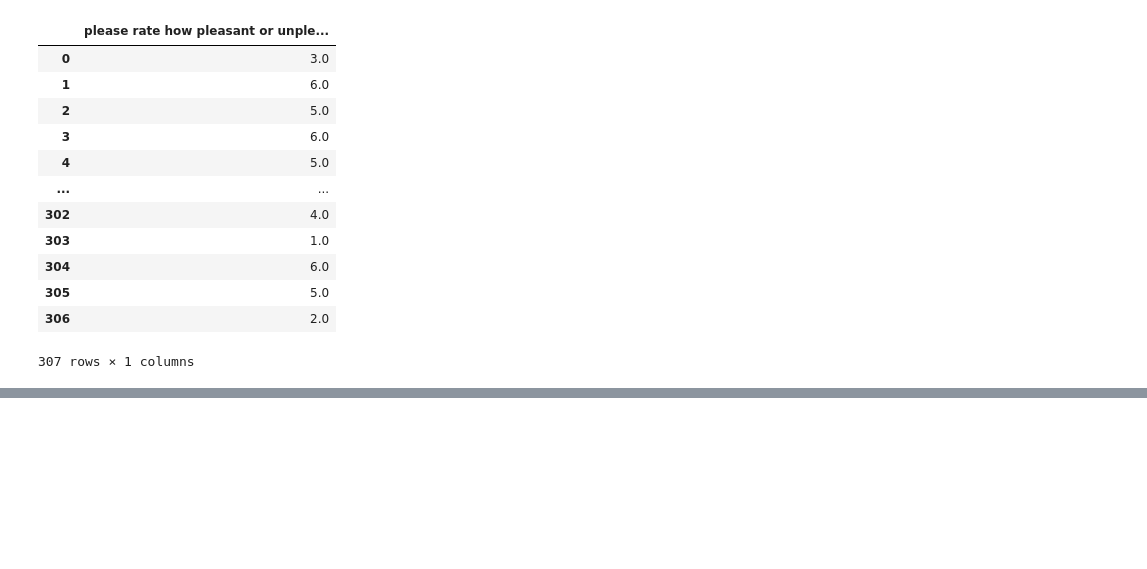
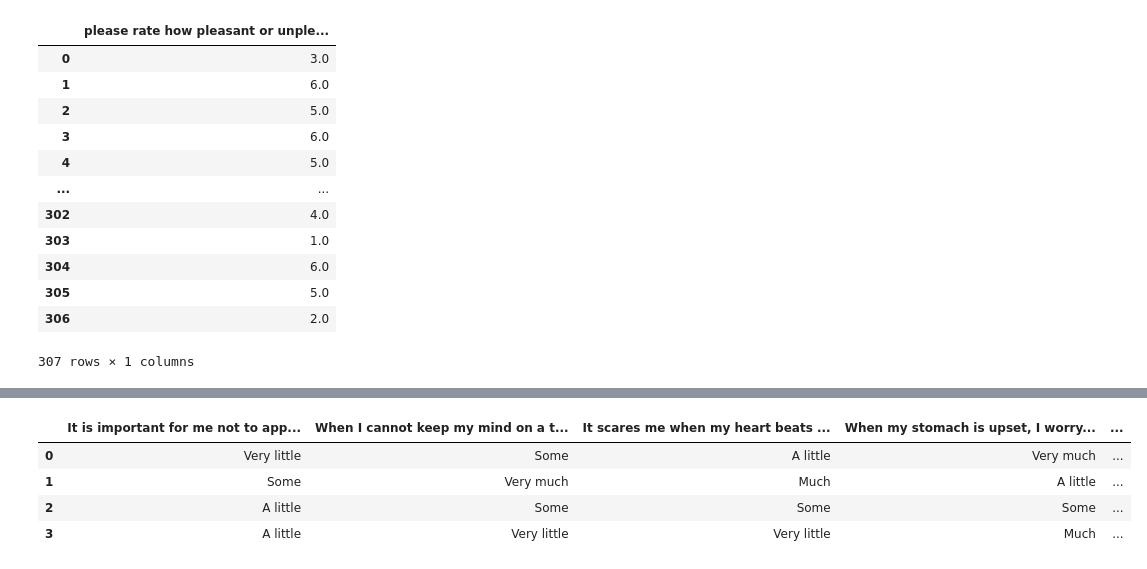
Before and after one commit to akcone2003/chills_study, a Jupyter notebook: notebooks/EDA.ipynb, the cells around one changed output, grey strips where cells are left out. Saved outputs shown, nothing was run; the diff lists cells and outputs as text; code cells hidden in the pictures; blank space fills up the shorter version.

```diff
--- a/notebooks/EDA.ipynb
+++ b/notebooks/EDA.ipynb
@@ -306,0 +368,10 @@ encoded_data[['please rate how pleasant or unpleasant you feel, from 1 (very neg
+# %%
+test_asi.drop(columns=["#", "Unnamed: 1"], inplace=True)
+
+test_asi.head()
+# %% [output]
+|  | It is important for me not to app... | When I cannot keep my mind on a t... | It scares me when my heart beats ... | When my stomach is upset, I worry... | ... |
+| 0 | Very little | Some | A little | Very much | ... |
+| 1 | Some | Very much | Much | A little | ... |
+| 2 | A little | Some | Some | Some | ... |
+| 3 | A little | Very little | Very little | Much | ... |
```
Also changed, not shown: parts of 3 cells of this notebook, 3 other files.
